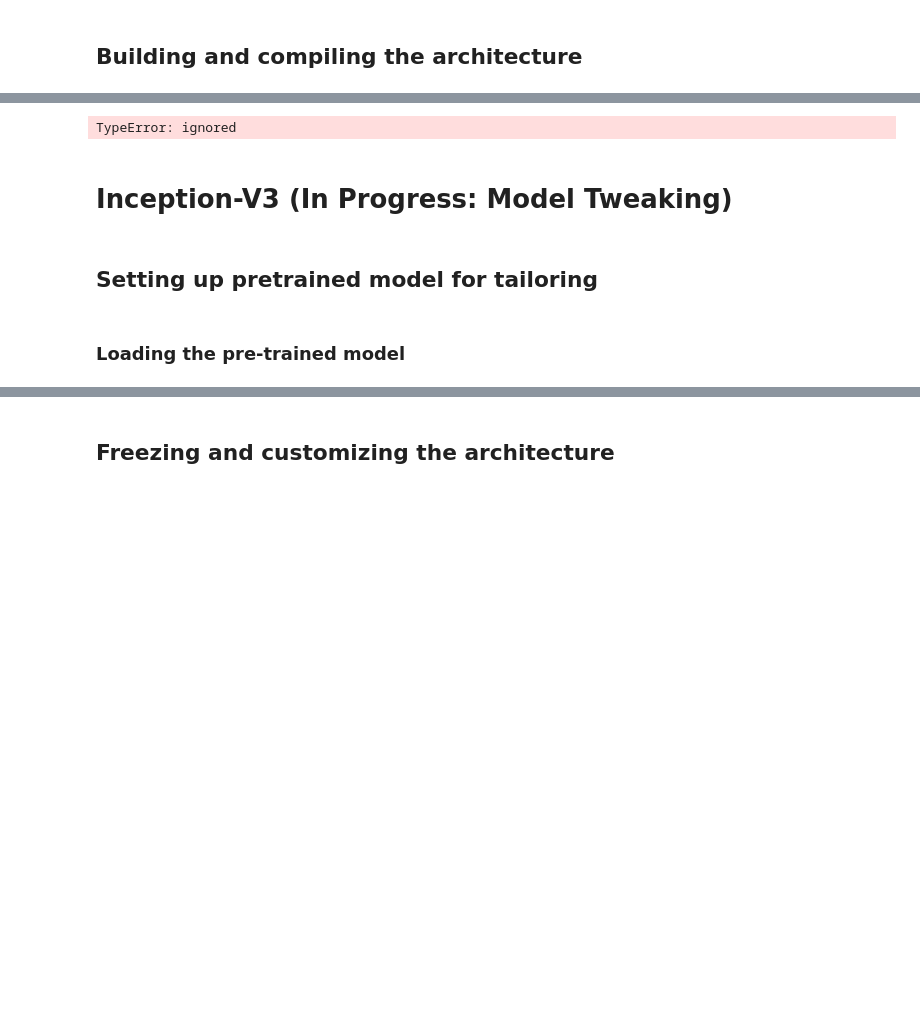
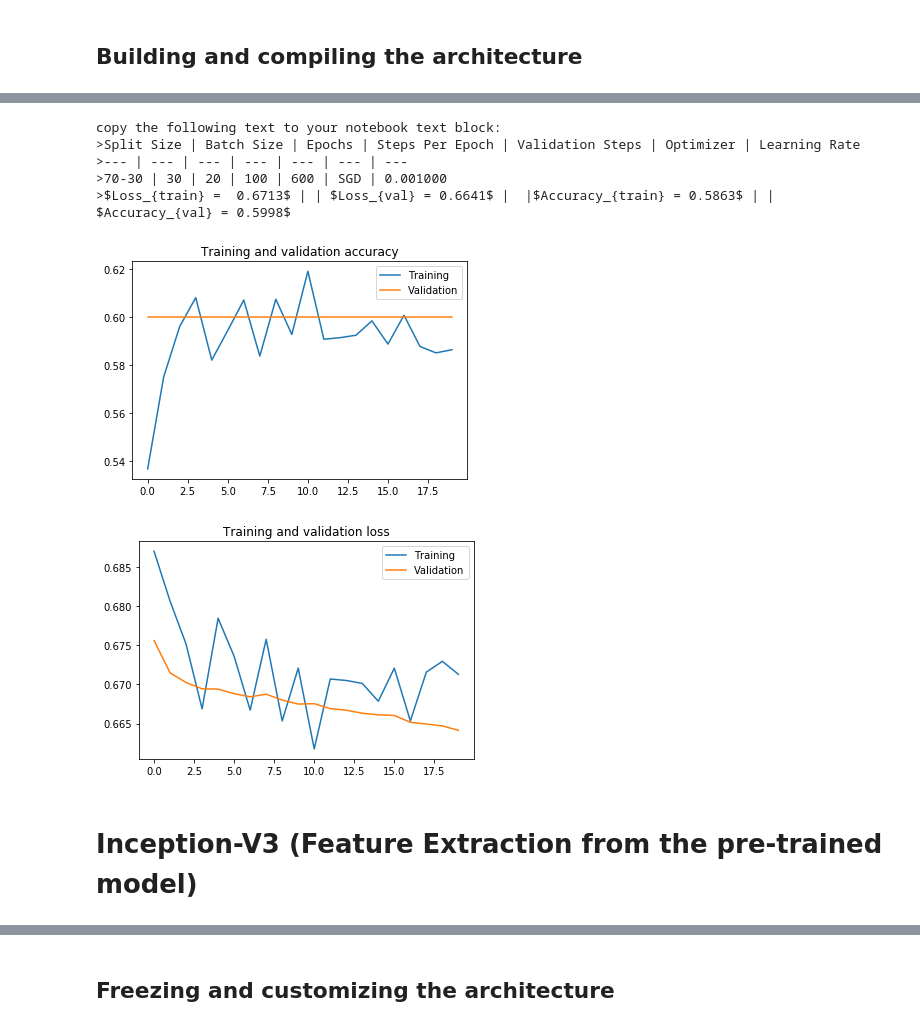
Before and after one commit to Medical-Imaging-Diagnostic-Lab/Cancer-Predictor, a Jupyter notebook: notebooks/histopathologic-cancer-detection.ipynb, the cells around one changed output, grey strips where cells are left out. Saved outputs shown, nothing was run; the diff lists cells and outputs as text; code cells hidden in the pictures; blank space fills up the shorter version.

```diff
--- a/notebooks/histopathologic-cancer-detection.ipynb
+++ b/notebooks/histopathologic-cancer-detection.ipynb
@@ -175,7 +173,7 @@ from tensorflow.keras.preprocessing.image import ImageDataGenerator
 train_datagen = ImageDataGenerator(rescale=1./255)
 val_datagen = ImageDataGenerator(rescale=1./255)
 
-batch_size = 100
+batch_size = 30
 
 train_generator = train_datagen.flow_from_directory(
     train_dir,
@@ -200,5 +242,5 @@ from tensorflow.keras.optimizers import Adagrad, SGD
 # %%
-def get_training_metrics(model, history, optimizer,learning_rate, steps_per_epoch, total_epochs, validation_steps, batch_size):
+def plot_training(history):
   acc = history.history['acc']
   val_acc = history.history['val_acc']
 
@@ -206,10 +248,6 @@ def get_training_metrics(model, history, optimizer,learning_rate, steps_per_epoc
   val_loss = history.history['val_loss']
 
   epochs = range(len(acc))
-
-  # Getting certain evaluation metrics: GET THE ROC CURVE
-
-  evaluation_metrics = model.evaluate()
 
   plt.plot(epochs, acc, label="Training")
   plt.plot(epochs, val_acc, label="Validation")
@@ -222,23 +260,6 @@ def get_training_metrics(model, history, optimizer,learning_rate, steps_per_epoc
   plt.plot(epochs, val_loss, label="Validation")
   plt.title('Training and validation loss')
   plt.legend()
-
-  print(total_epochs)
-  optimizer_name = optimizer.get_config()['name']
-  print("- O=%s, LR=%f, BS=%02d, SPE=%02d, E=%02d, VS=%02d" %
-        (optimizer_name,
-         learning_rate,
-         batch_size,
-         steps_per_epoch,
-         total_epochs,
-         validation_steps))
-
-
-  print(">final train loss: %.3f<br>\nfinal validation loss: %.3f<br>\nfinal train accuracy: %.3f<br>\nfinal validation accuracy: %.3f<br>" %
-        (loss[-1],
-         val_loss[-1],
-         acc[-1],
-         val_acc[-1]))
 # %% [markdown]
 ## Building and compiling the architecture
 # %%
@@ -256,14 +277,11 @@ x = layers.MaxPooling2D(2)(x)
 x = layers.Conv2D(128, 3, activation='relu')(x)
 x = layers.MaxPooling2D(2)(x)
 
-x = layers.Conv2D(256, 3, activation='relu')(x)
-x = layers.MaxPooling2D(2)(x)
-
 x = layers.Flatten()(x)
 
-x = layers.Dense(256, activation='relu')(x)
+x = layers.Dense(1024, activation='relu')(x)
 
-x = layers.Dense(256, activation='relu')(x)
+x = layers.Dense(512, activation='relu')(x)
 
 x = layers.Dropout(0.5)(x)
 
@@ -360,7 +400,7 @@ final validation accuracy: 0.595<br>
 # %%
-learning_rate = 0.0005
-steps_per_epoch = 150
-epochs = 30
+ learning_rate = 0.001
+steps_per_epoch = 100
+epochs = 20
 validation_steps = 600
 optimizer=SGD(learning_rate=learning_rate)
 # %%
@@ -401,20 +438,27 @@ Epoch 30/30
 # %%
 get_training_metrics(
-    history,
-    optimizer,
-    learning_rate,
-    steps_per_epoch,
-    epochs,
-    validation_steps,
-    batch_size)
+    train_split_percentage=train_percentage,
+    history=history,
+    optimizer=optimizer,
+    learning_rate=learning_rate,
+    steps_per_epoch=steps_per_epoch,
+    total_epochs=epochs,
+    validation_steps=validation_steps,
+    batch_size=batch_size,
+    print_table_header=True)
 # %% [output]
-TypeError: ignored
+copy the following text to your notebook text block:
+>Split Size | Batch Size | Epochs | Steps Per Epoch | Validation Steps | Optimizer | Learning Rate
+>--- | --- | --- | --- | --- | --- | ---
+>70-30 | 30 | 20 | 100 | 600 | SGD | 0.001000
+>$Loss_{train} =  0.6713$ | | $Loss_{val} = 0.6641$ |  |$Accuracy_{train} = 0.5863$ | |  $Accuracy_{val} = 0.5998$
-# %% [markdown]
-# Inception-V3 (In Progress: Model Tweaking)
-# %% [markdown]
-## Setting up pretrained model for tailoring
+# %%
+plot_training(history)
+# %% [output]
+[figure, added]
+[figure, added]
 # %% [markdown]
-### Loading the pre-trained model
+# Inception-V3 (Feature Extraction from the pre-trained model)
 # %%
 !wget --no-check-certificate \
     https://storage.googleapis.com/mledu-datasets/inception_v3_weights_tf_dim_ordering_tf_kernels_notop.h5 \
```
Also changed, not shown: parts of 41 cells of this notebook, 3 other files.
